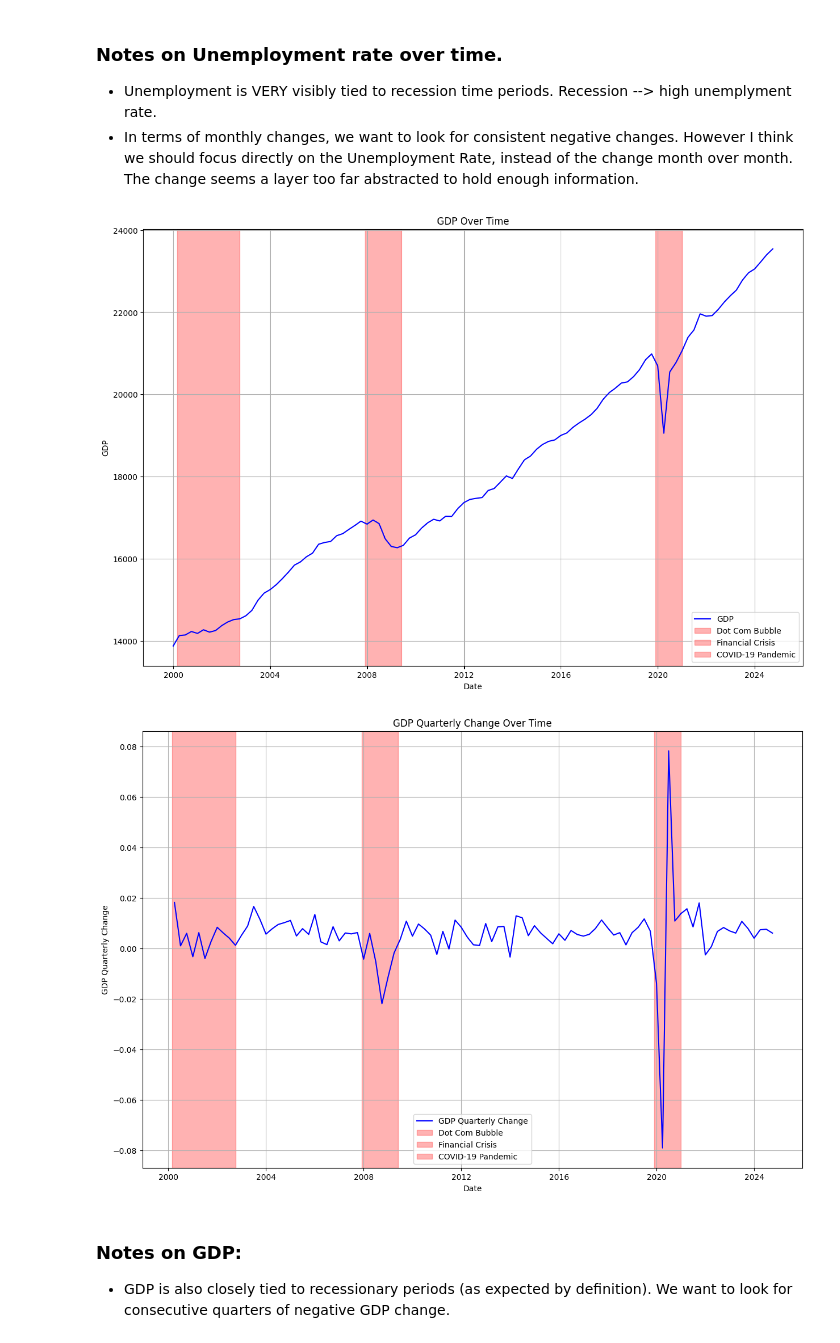
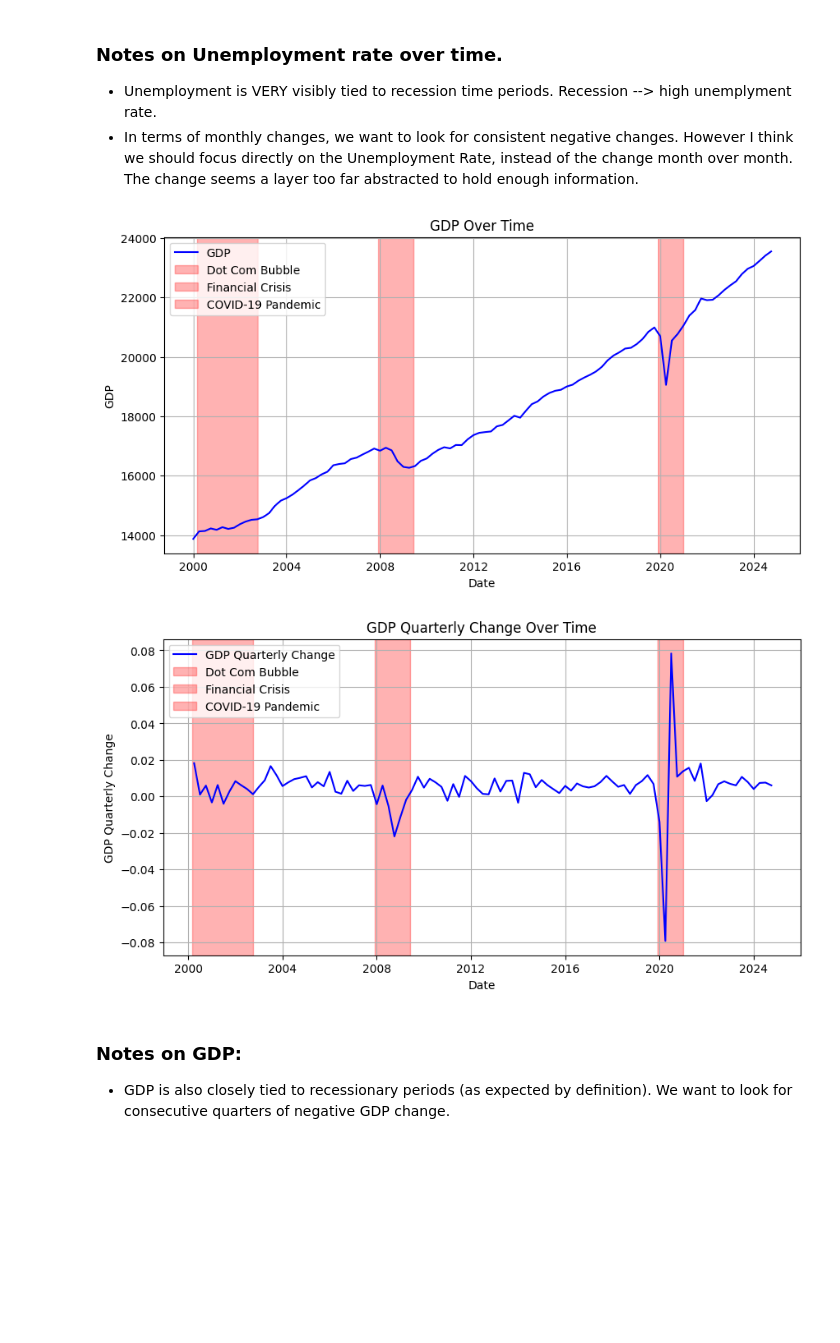
Before and after one commit to JackDamato/IC-Quant-Final-Project, a Jupyter notebook: JackDamatoFinal.ipynb, the cells around one changed output. Cells and saved outputs as stored; diff of their text form; code cells hidden in the pictures; blank space fills up the shorter version.

```diff
--- a/JackDamatoFinal.ipynb
+++ b/JackDamatoFinal.ipynb
@@ -36,24 +36,37 @@ CPIAUCNS = pd.read_csv("CPIAUCNS.csv", parse_dates=["DATE"])
 CPIAUCNS_monthly_change = CPIAUCNS.copy()
 CPIAUCNS_monthly_change["CPIAUCNS"] = CPIAUCNS["CPIAUCNS"].pct_change(periods=1) # Monthly change in CPI
 CPIAUCNS_monthly_change.iloc[0, 1] = 0 # Replace the NaN value with 0
+CPIAUCNS_monthly_change["DATE"] = pd.to_datetime(CPIAUCNS_monthly_change["DATE"])
+CPIAUCNS_monthly_change.set_index("DATE", inplace=True)
 
 # Consumer Price Index for All Urban Consumers: All Items Less Food and Energy (Seasonally adjusted)
 CPILFESL = pd.read_csv("CPILFESL.csv", parse_dates=["DATE"])
 CPILFESL_monthly_change = CPILFESL.copy()
 CPILFESL_monthly_change["CPILFESL"] = CPILFESL["CPILFESL"].pct_change(periods=1) # Monthly change in CPI
 CPILFESL_monthly_change.iloc[0, 1] = 0 # Replace the NaN value with 0
+CPILFESL_monthly_change["DATE"] = pd.to_datetime(CPILFESL_monthly_change["DATE"])
+CPILFESL_monthly_change.set_index("DATE", inplace=True)
 
 # Unemployment Rate
 UNRATE = pd.read_csv("UNRATE.csv", parse_dates=["DATE"]) # Unemployment Rate
 UNRATE_monthly_change = UNRATE.copy()
 UNRATE_monthly_change["UNRATE"] = UNRATE["UNRATE"].pct_change(periods=1) # Monthly change in Unemployment Rate
 UNRATE_monthly_change.iloc[0, 1] = 0 # Replace the NaN value with 0
+UNRATE["DATE"] = pd.to_datetime(UNRATE["DATE"])
+UNRATE.set_index("DATE", inplace=True)
 
 # Real GDP (NOTE THAT THIS IS QUARTERLY AND STOPS IN 2024 Q4 (Oct 1))
 GDP = pd.read_csv("GDPC1.csv", parse_dates=["DATE"]) # Real GDP
 GDP_quarterly_change = GDP.copy()
 GDP_quarterly_change["GDP"] = GDP["GDPC1"].pct_change(periods=1) # Quarterly change in GDP
 GDP_quarterly_change.iloc[0, 1] = 0 # Replace the NaN value with 0
+GDP["DATE"] = pd.to_datetime(GDP_quarterly_change["DATE"])
+GDP.set_index("DATE", inplace=True)
+
+# Fed Funds rate
+FEDFUNDS = pd.read_csv("FEDFUNDS.csv", parse_dates=["DATE"])
+FEDFUNDS["DATE"] = pd.to_datetime(FEDFUNDS["DATE"])
+FEDFUNDS.set_index("DATE", inplace=True)
 # %%
 # Now that the data is imported, let's graph and notice some fundamental correlations.
 # We'll also want to highlight important time periods, like the dot com bubble burst, the 2008 financial crisis, and covid
@@ -139,33 +152,33 @@ plt.show()
 - In terms of monthly changes, we want to look for consistent negative changes. However I think we should focus directly on the Unemployment Rate, instead of the change month over month. The change seems a layer too far abstracted to hold enough information.
 # %%
 # Now lets look at the GDP
-plt.figure(figsize=(15, 10))
-plt.plot(GDP["DATE"], GDP["GDPC1"], label="GDP", color="blue")
+plt.figure(figsize=(10, 5))
+plt.plot(GDP.index, GDP["GDPC1"], label="GDP", color="blue")
 for label, (start, end) in notable_date_ranges.items():
     plt.axvspan(pd.to_datetime(start), pd.to_datetime(end), color='red', alpha=0.3, label=label)
 
 plt.title("GDP Over Time")
 plt.xlabel("Date")
 plt.ylabel("GDP")
 plt.legend()
 plt.grid()
 plt.show()
 
 # Now lets look at the change in GDP
-plt.figure(figsize=(15, 10))
+plt.figure(figsize=(10, 5))
 plt.plot(GDP_quarterly_change["DATE"], GDP_quarterly_change["GDP"], label="GDP Quarterly Change", color="blue")
 for label, (start, end) in notable_date_ranges.items():
     plt.axvspan(pd.to_datetime(start), pd.to_datetime(end), color='red', alpha=0.3, label=label)
 
 plt.title("GDP Quarterly Change Over Time")
 plt.xlabel("Date")
 plt.ylabel("GDP Quarterly Change")
 plt.legend()
 plt.grid()
 plt.show()
 # %% [output]
-[figure, old version]
+[figure, new version]
-[figure, old version]
+[figure, new version]
 # %% [markdown]
 ### Notes on GDP:
 - GDP is also closely tied to recessionary periods (as expected by definition). We want to look for consecutive quarters of negative GDP change.
```
Also changed, not shown: parts of 14 cells of this notebook, 15 other files.
